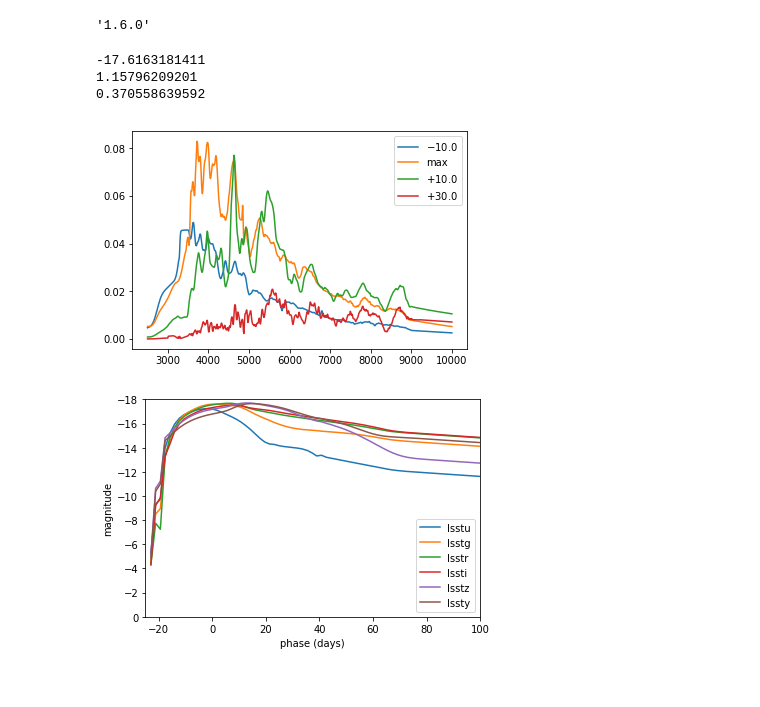
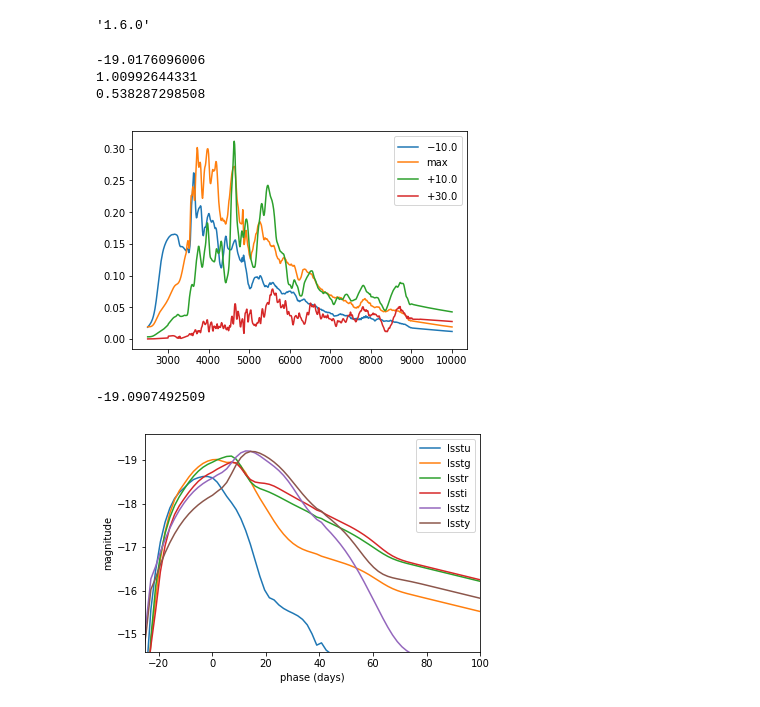
Before and after one commit to RutgersSN/plasticc-Iax, a Jupyter notebook: testout.ipynb, the cells around one changed output. Cells and saved outputs as stored; diff of their text form; code cells hidden in the pictures.

```diff
--- a/testout.ipynb
+++ b/testout.ipynb
@@ -8,7 +8,7 @@ sncosmo.__version__
 # %% [output]
 '1.6.0'
 # %%
-infile = 'outSED/SED-Iax-0005.dat'
+infile = 'outSED/SED-Iax-0007.dat'
 p, w, f = np.genfromtxt(infile,unpack=True)
 
 phase = np.unique(p)
@@ -23,9 +23,9 @@ print(sedmodel.bandmag('bessellv','vega',0.0))
 print(sedmodel.bandmag('bessellb','vega',15.0)-sedmodel.bandmag('bessellb','vega',0.0))
 print(sedmodel.bandmag('bessellr','vega',15.0)-sedmodel.bandmag('bessellr','vega',0.0))
 # %% [output]
--17.6163181411
-1.15796209201
-0.370558639592
+-19.0176096006
+1.00992644331
+0.538287298508
 # %%
 # spectra
 
@@ -37,25 +37,31 @@ plt.plot(w,sedmodel.flux(30.0,wave=w),label=r'$+$30.0')
 plt.legend()
 plt.show()
 # %% [output]
-[figure, old version]
+[figure, new version]
 # %%
 # light curves
 filters = ['lsstu','lsstg','lsstr','lssti','lsstz','lssty']
+colors = ['purple','green','red','black','brown','blue']
+
 phase = np.linspace(-30.,200.,131)
 
 plt.plot()
 for f in filters:
     band = sncosmo.get_bandpass(f)
     sedmag = sedmodel.bandmag(band,'ab',phase)
+    if f == 'lsstr':
+        pkmag = np.nanmin(sedmag)
+        print(pkmag)
     plt.plot(phase,sedmag,label=f)
 plt.xlim(-25,100)
-plt.ylim(0,-18)
+plt.ylim(pkmag+4.5,pkmag-0.5)
 plt.xlabel('phase (days)')
 plt.ylabel('magnitude')
 plt.legend()
 plt.show()
 # %% [output]
+-19.0907492509
-[figure, old version]
+[figure, new version]
 # %%
 figure = sncosmo.plot_lc(model=sedmodel,bands=filters)
 # %% [output]
```
Also changed, not shown: parts of 1 cell of this notebook, 1 other file.
